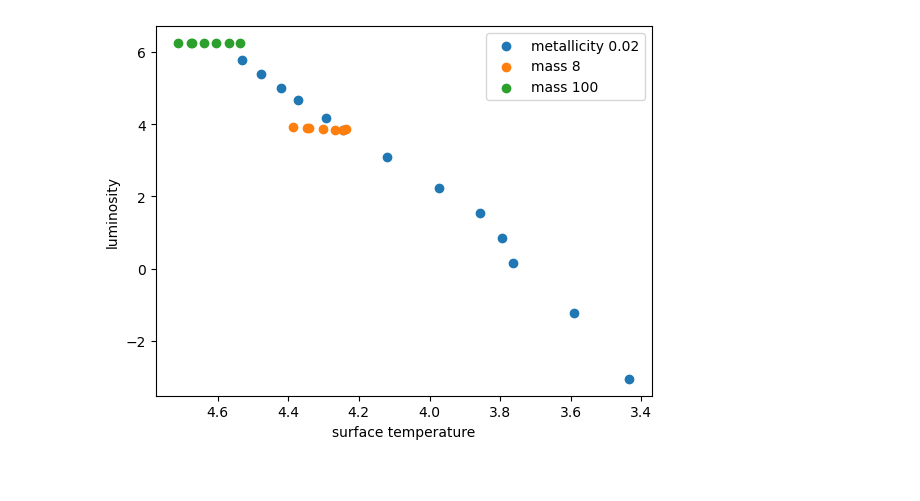
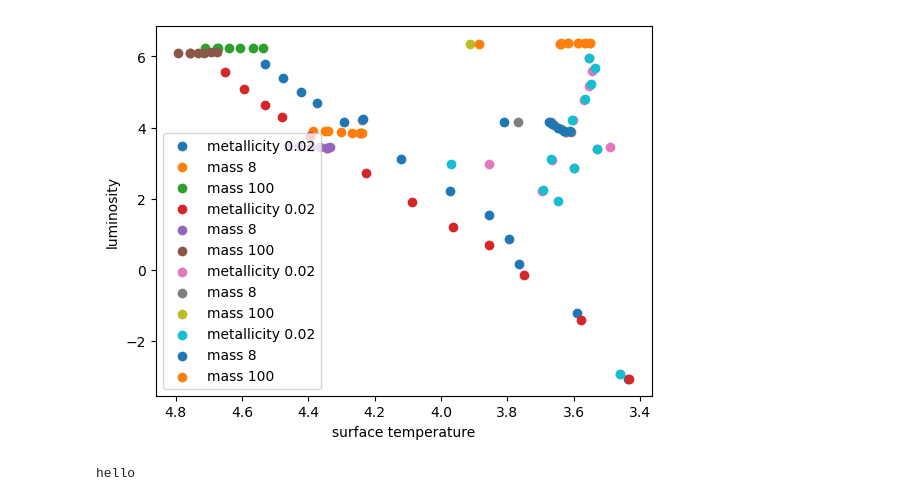
Before and after one commit to aunetx/stellar-physics-project, a Jupyter notebook: Analysis ex2.ipynb, the cells around one changed output. Cells and saved outputs as stored; diff of their text form; code cells hidden in the pictures.

```diff
--- a/Analysis ex2.ipynb
+++ b/Analysis ex2.ipynb
@@ -110,10 +181,10 @@ variables = ["central temperature", "central density", "luminosity", "surface te
 all_data = []
 for foldernames in [massfoldernames,met8foldernames,met100foldernames]:
     if foldernames == massfoldernames:
-        data = get_data_for_more_folders(variables,foldernames,iteration=100)
+        data = get_data_for_more_folders(variables,foldernames,iteration=100,together_on_one_figure=True)
         all_data.append(data)
     else:
-        data = get_data_for_more_folders(variables,foldernames,iteration=100,xaxis="metallicity")
+        data = get_data_for_more_folders(variables,foldernames,iteration=100,xaxis="metallicity",together_on_one_figure=True)
         all_data.append(data)
 # %% [output]
 Generating plots for constant metallicity 0.02
@@ -132,3 +199,3 @@ Generating plots for constant mass 99.9512417
 # %%
-all_data
+data = get_data_for_more_folders(variables,[met8foldernames,met100foldernames],iteration=100,xaxis="metallicity",together_on_one_figure=True,nr_of_folders=[8,100])
 # %% [output]
@@ -152,13 +205,41 @@ all_data
 # %%
 surface_temperatures = [all_data[i][:,3] for i in range(3)]
 luminosities = [all_data[i][:,2] for i in range(3)]
 plt.scatter(surface_temperatures[0],luminosities[0],label="metallicity 0.02")
 plt.scatter(surface_temperatures[1],luminosities[1],label="mass 8")
 plt.scatter(surface_temperatures[2],luminosities[2],label="mass 100")
+
+ages = [2*10**7,4*10**7]
+ages = [1, 500, 520]
+
+for it in ages:
+    HR_data = []
+    for foldernames in [massfoldernames,met8foldernames,met100foldernames]:
+        if foldernames == massfoldernames:
+            data = get_data_for_more_folders(variables,foldernames,iteration=it,together_on_one_figure=True,plot=False,age=None)
+            HR_data.append(data)
+        else:
+            data = get_data_for_more_folders(variables,foldernames,iteration=it,xaxis="metallicity",together_on_one_figure=True,plot=False,age=None)
+            HR_data.append(data)
+
+
+    surface_temperatures = [HR_data[i][:,3] for i in range(3)]
+    luminosities = [HR_data[i][:,2] for i in range(3)]
+    plt.scatter(surface_temperatures[0],luminosities[0],label="metallicity 0.02")
+    plt.scatter(surface_temperatures[1],luminosities[1],label="mass 8")
+    plt.scatter(surface_temperatures[2],luminosities[2],label="mass 100")
+    plt.gca().invert_xaxis()
+
 plt.legend()
-plt.gca().invert_xaxis()
+
 plt.xlabel("surface temperature")
 plt.ylabel("luminosity")
+plt.savefig('HRdiagram')
 plt.show()
 # %% [output]
-[figure, old version]
+[figure, new version]
+# %%
+for i in range(1):
+    print('hello')
+# %% [output]
+hello
```
Also changed, not shown: parts of 3 cells of this notebook.
